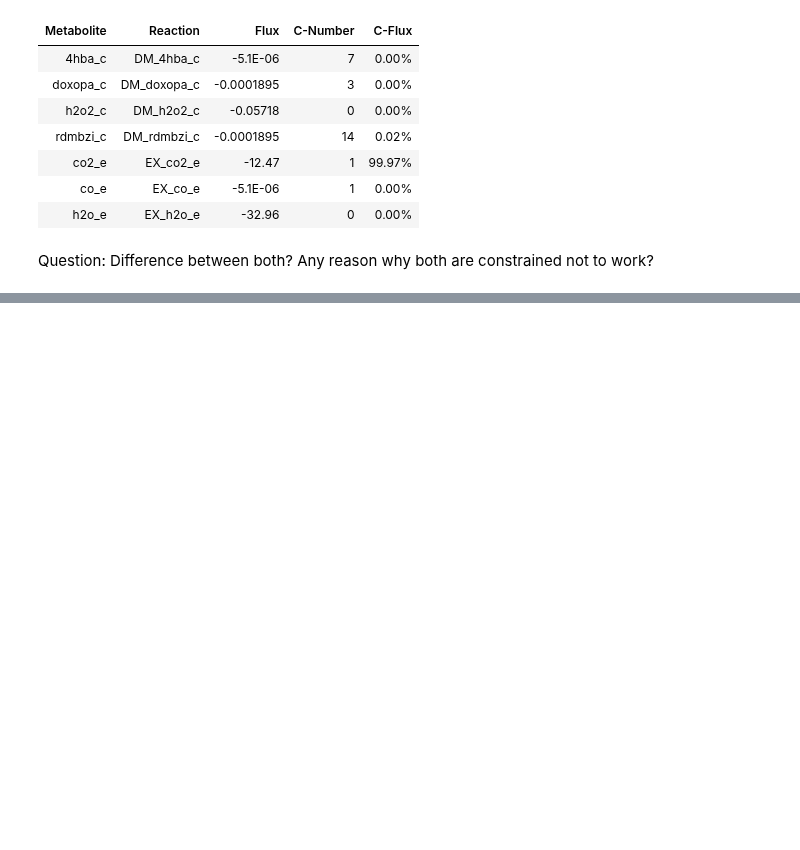
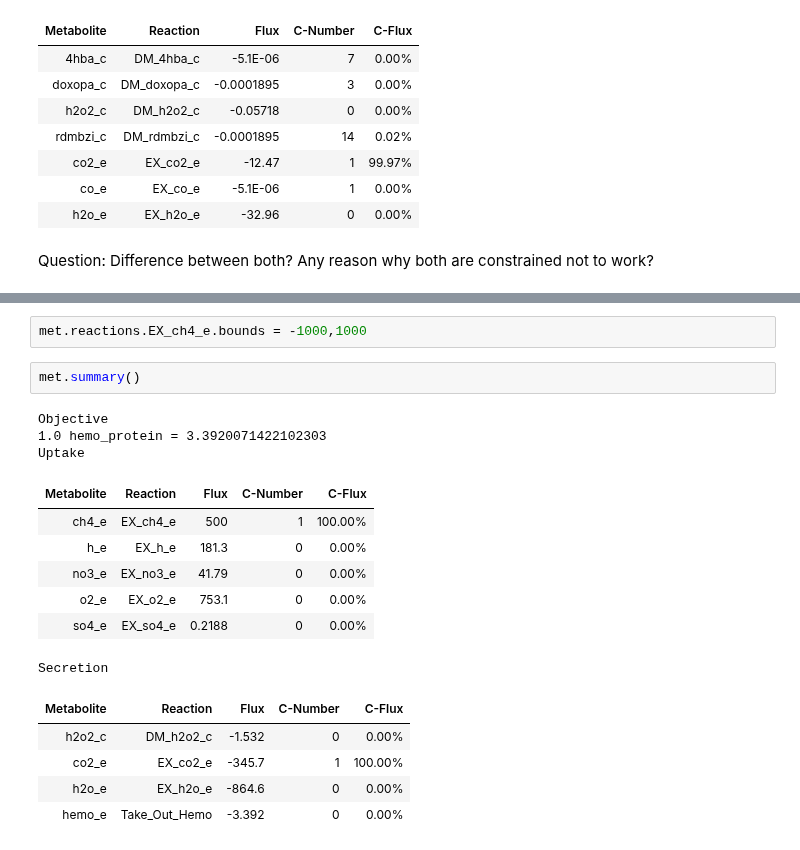
Before and after one commit to Schwebus/DTU_Biobuilders_2021, a Jupyter notebook: GSM_model/M.capsulatus.ipynb, the cells around one changed output, grey strips where cells are left out. Drawn from its saved outputs; the diff is of its cells as text; blank space fills up the shorter version.

```diff
--- a/GSM_model/M.capsulatus.ipynb
+++ b/GSM_model/M.capsulatus.ipynb
@@ -475,3 +486,23 @@ Secretion
+# %%
+met.reactions.EX_ch4_e.bounds = -1000,1000
+# %%
+met.summary()
+# %% [output]
+Objective
+1.0 hemo_protein = 3.3920071422102303
+Uptake
+| Metabolite | Reaction | Flux | C-Number | C-Flux |
+| ch4_e | EX_ch4_e | 500 | 1 | 100.00% |
+| h_e | EX_h_e | 181.3 | 0 | 0.00% |
+| no3_e | EX_no3_e | 41.79 | 0 | 0.00% |
+| o2_e | EX_o2_e | 753.1 | 0 | 0.00% |
+| so4_e | EX_so4_e | 0.2188 | 0 | 0.00% |
+Secretion
+| Metabolite | Reaction | Flux | C-Number | C-Flux |
+| h2o2_c | DM_h2o2_c | -1.532 | 0 | 0.00% |
+| co2_e | EX_co2_e | -345.7 | 1 | 100.00% |
+| h2o_e | EX_h2o_e | -864.6 | 0 | 0.00% |
+| hemo_e | Take_Out_Hemo | -3.392 | 0 | 0.00% |
 # %%
 cobra.summary.MetaboliteSummary(metabolite = met.metabolites.hemo_c, model = met)
 # %% [output]
```
Also changed, not shown: parts of 9 cells of this notebook, 1 other file.
